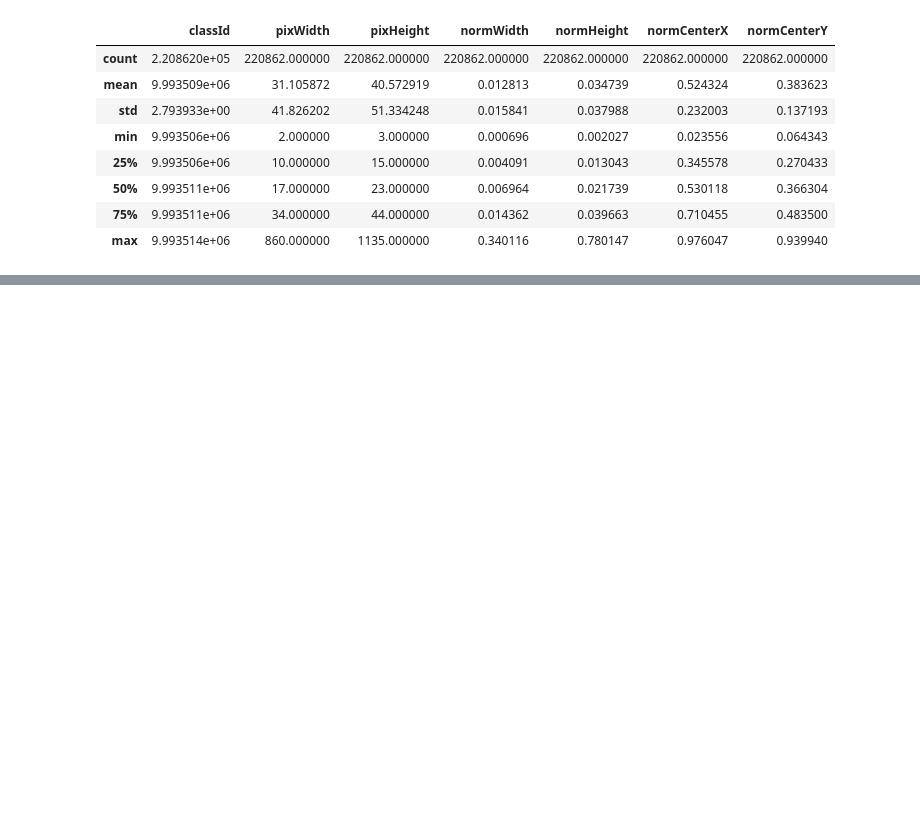
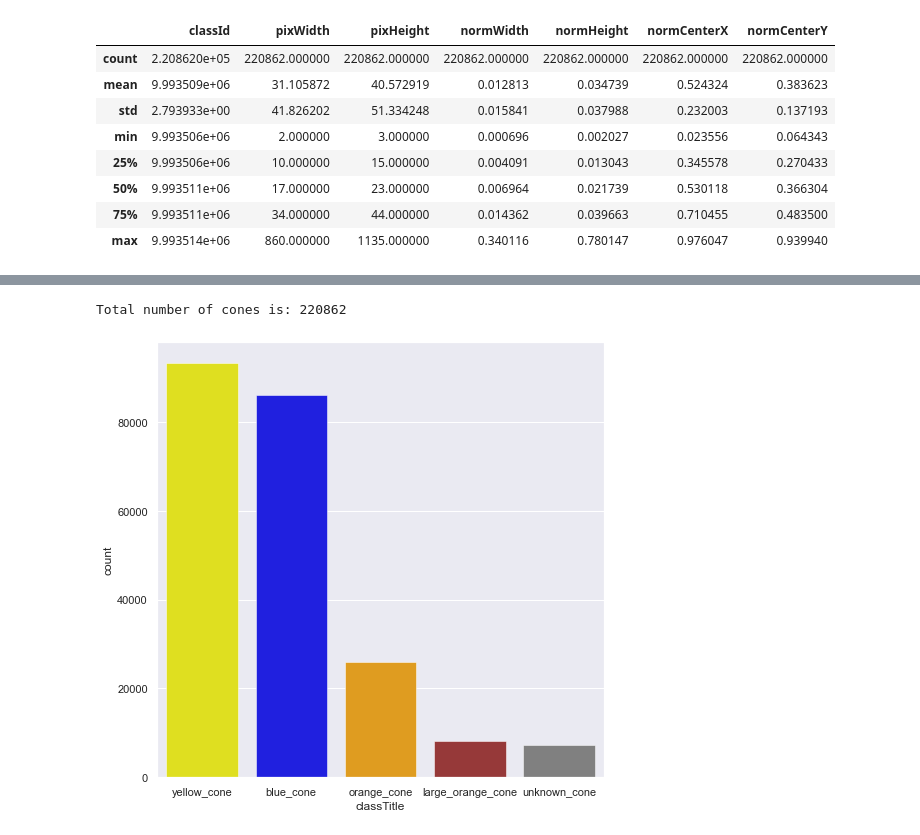
Before and after one commit to Przemyslaw11/FSOCO_visualization, a Jupyter notebook: FSOCO.ipynb, the cells around one changed output, grey strips where cells are left out. Cells and saved outputs as stored; diff of their text form; code cells hidden in the pictures; blank space fills up the shorter version.

```diff
--- a/FSOCO.ipynb
+++ b/FSOCO.ipynb
@@ -64,0 +66,7 @@ g = sns.lmplot(
+# %%
+sns.set(rc={'figure.figsize':(8,8)})
+sns.countplot(data=df, x='classTitle', order=df.classTitle.value_counts().index, palette=["yellow", "blue", "orange", "brown", "gray"], linewidth = 0.5)
+print(f'Total number of cones is: {df.classTitle.value_counts().sum()}')
+# %% [output]
+Total number of cones is: 220862
+[figure, added]
```
Also changed, not shown: parts of 5 cells of this notebook, 6 other files.
